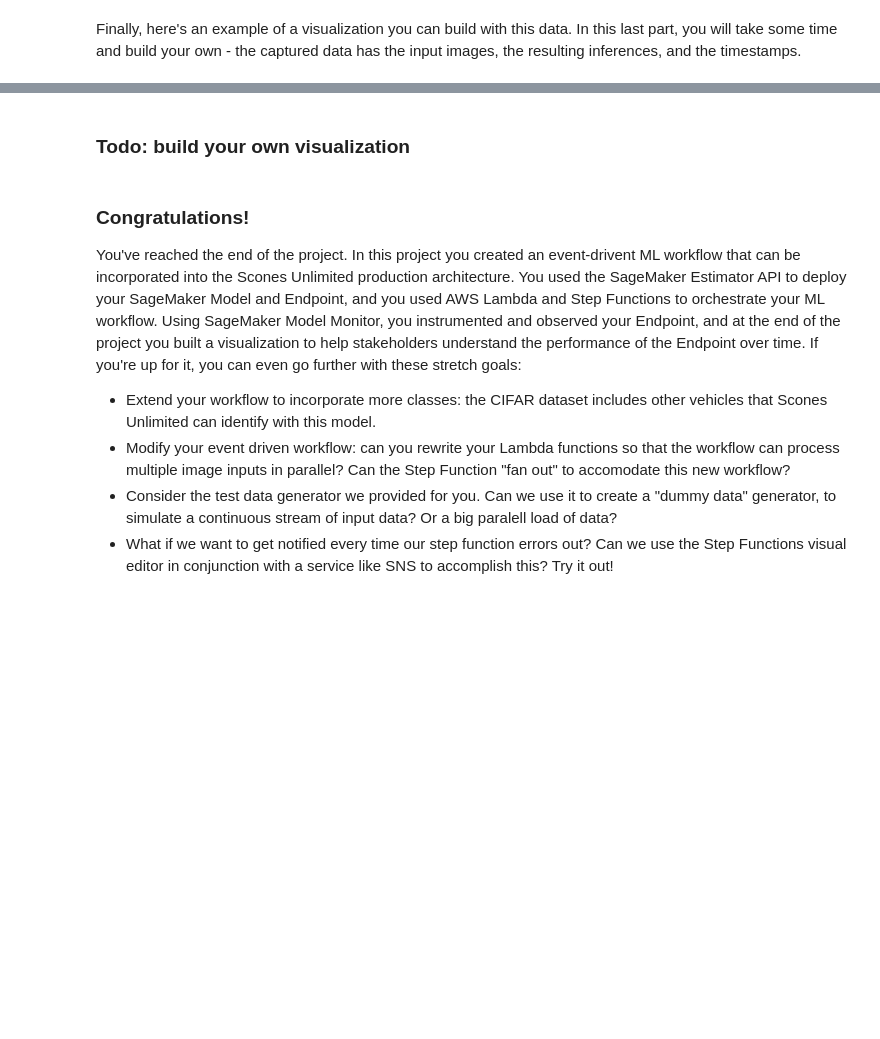
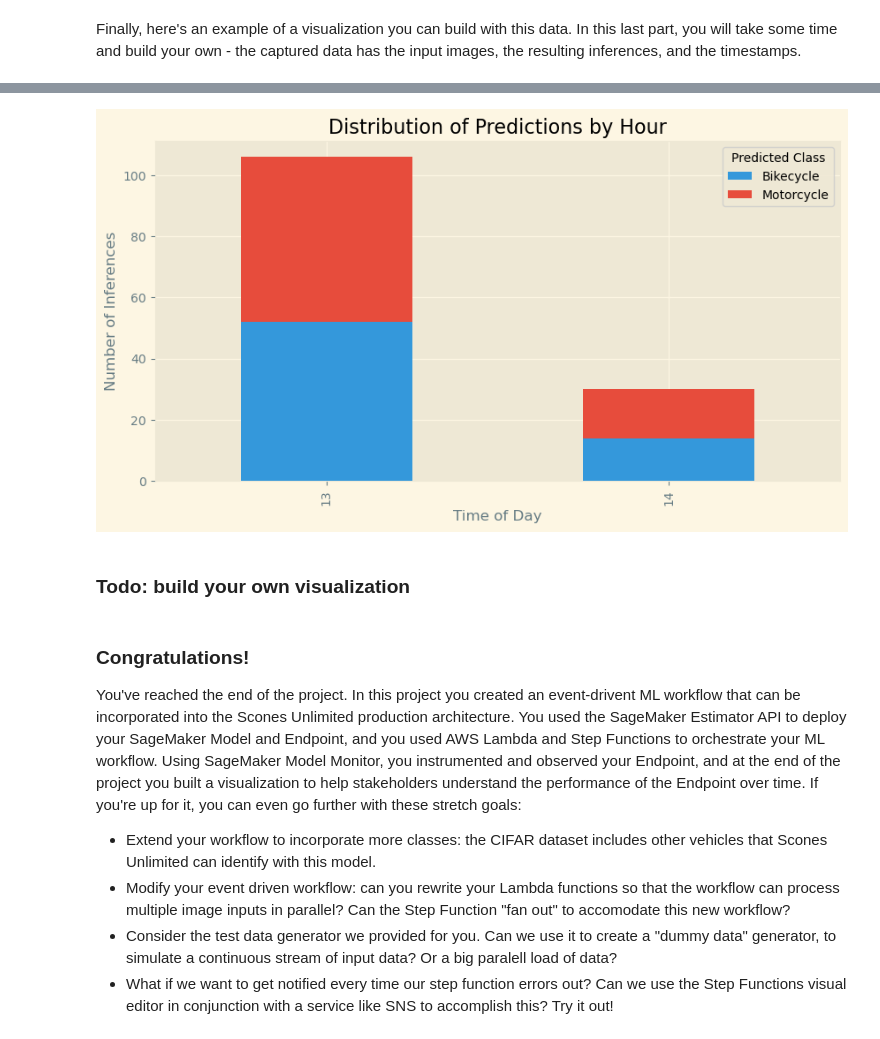
Before and after one commit to cjmunoz131/udacity-aws-ml-nanodegree, a Jupyter notebook: cones-unlimited-image-classifier-pjt/project_notebook.ipynb, the cells around one changed output, grey strips where cells are left out. Cells and saved outputs as stored; diff of their text form; code cells hidden in the pictures; blank space fills up the shorter version.

Commit message:
generated jsonl model monitoring

```diff
--- a/cones-unlimited-image-classifier-pjt/project_notebook.ipynb
+++ b/cones-unlimited-image-classifier-pjt/project_notebook.ipynb
@@ -823 +847,26 @@ for jsonl in file_handles:
         json_data.append(f.read())
+# %%
+import os
+import jsonlines
+
+
+base_path = "./captured_data"
+
+json_data = []
+
+# os.walk
+for root, dirs, files in os.walk(base_path):
+    for file in files:
+        # Filter(.jsonl)
+        if file.endswith(".jsonl"):
+            file_full_path = os.path.join(root, file)
+
+            try:
+                with jsonlines.open(file_full_path) as f:
+                    for line in f:
+                        json_data.append(line)
+            except Exception as e:
+                print(f"Error al leer el archivo {file_full_path}: {e}")
+
+print(f"Process completed")
+print(f"Total number of records collected from all folders: {len(json_data)}")
@@ -860,31 +918,33 @@ plt.gcf().autofmt_xdate()
 # %%
 import matplotlib.pyplot as plt
 import pandas as pd
 
-# Asumiendo que json_data tiene la estructura de Data Capture
+
 classes = []
 timestamps = []
 
 for obj in json_data:
-    # Extraemos las probabilidades y el tiempo
+    # extract inferences
     inference, timestamp = simple_getter(obj)
 
-    # Determinamos la clase ganadora (0: bici, 1: moto)
-    predicted_class = "Bicicleta" if inference[0] > inference[1] else "Motocicleta"
+    # (0: Bike, 1: Motorcycle)
+    predicted_class = "Bikecycle" if inference[0] > inference[1] else "Motorcycle"
     classes.append(predicted_class)
     timestamps.append(pd.to_datetime(timestamp))
 
-# Creamos un DataFrame para agrupar por hora/día
+# creating DataFrame groupby hour/day
 df = pd.DataFrame({'class': classes, 'time': timestamps})
 df_counts = df.groupby([df['time'].dt.hour, 'class']).size().unstack().fillna(0)
 
-# Graficamos barras apiladas
+# Plot bars
 df_counts.plot(kind='bar', stacked=True, color=['#3498db', '#e74c3c'], figsize=(10, 5))
-plt.title("Distribución de Predicciones por Hora")
-plt.ylabel("Cantidad de Inferencias")
-plt.xlabel("Hora del Día")
-plt.legend(title="Clase Predicha")
+plt.title("Distribution of Predictions by Hour")
+plt.ylabel("Number of Inferences")
+plt.xlabel("Time of Day")
+plt.legend(title="Predicted Class")
 plt.show()
+# %% [output]
+[figure, added]
 # %% [markdown]
 ### Todo: build your own visualization
 # %% [markdown]
```
Also changed, not shown: parts of 16 cells of this notebook, 6 other files.
